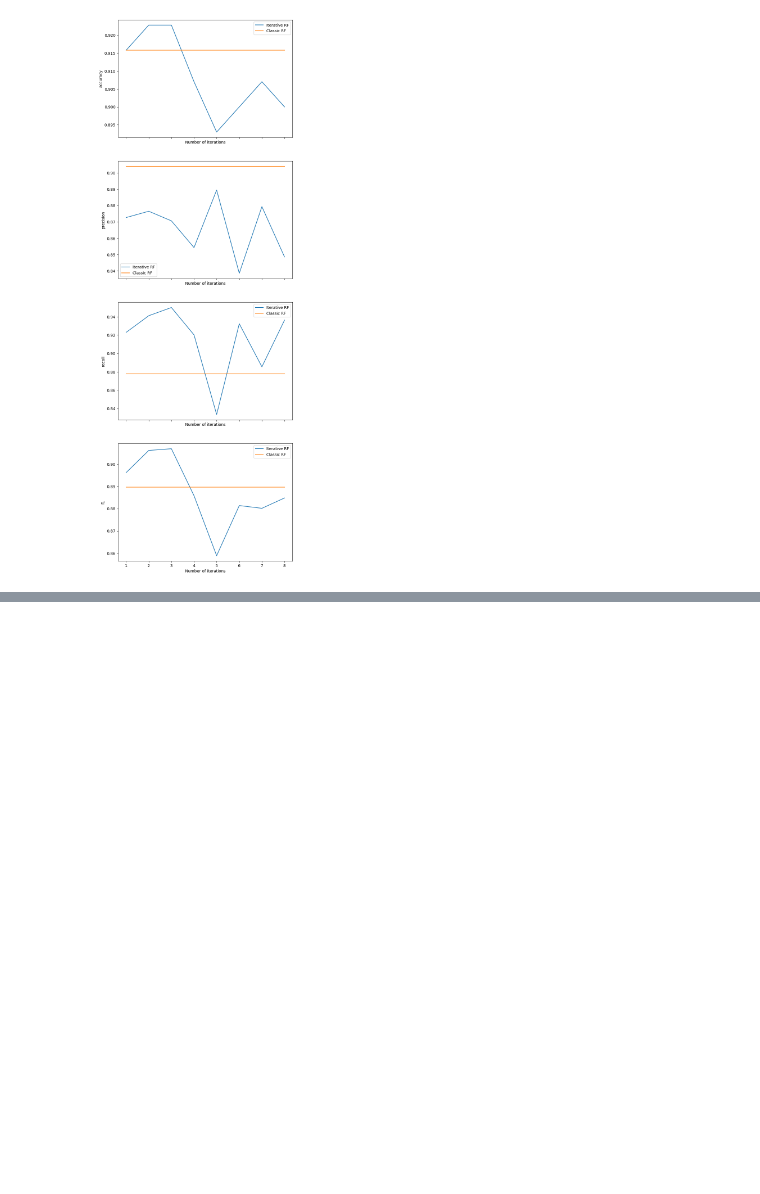
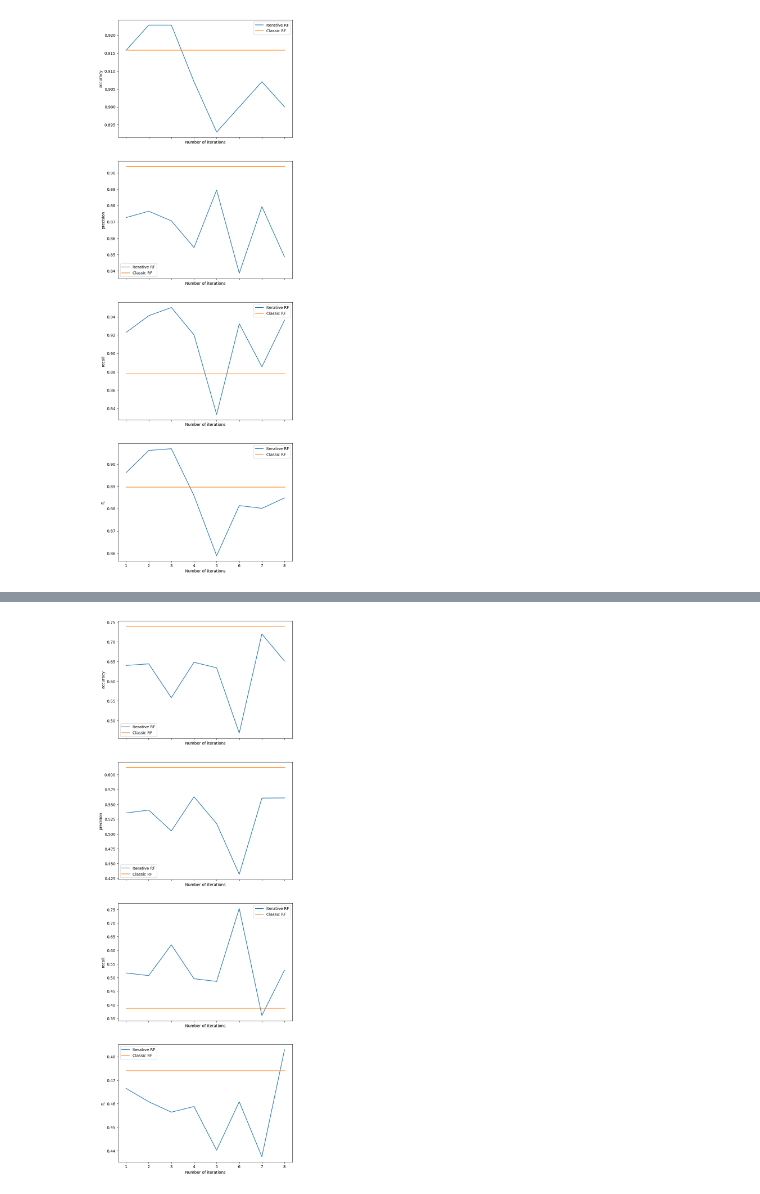
Before and after one commit to wz7475/Ensemble-RF-based-models, a Jupyter notebook: example.ipynb, the cells around one changed output, grey strips where cells are left out. Drawn from its saved outputs; the diff is of its cells as text; code cells hidden in the pictures; blank space fills up the shorter version.

```diff
--- a/example.ipynb
+++ b/example.ipynb
@@ -573,0 +607,13 @@ plt.show()
+# %%
+from sklearn.preprocessing import LabelEncoder, LabelBinarizer
+
+statlog_german_credit_data_df = pd.DataFrame.from_dict(statlog_german_credit_data.data.features)
+statlog_german_credit_data_df['class'] = statlog_german_credit_data.data.targets['class']
+statlog_german_credit_data_df['class'] = statlog_german_credit_data_df['class'].astype(str)
+
+encoded_features = statlog_german_credit_data_df.columns
+label_encoders = {feature: LabelEncoder() for feature in encoded_features}
+for feature, encoder in label_encoders.items():
+    statlog_german_credit_data_df[feature] = encoder.fit_transform(statlog_german_credit_data_df[feature])
+
+statlog_german_credit_data_df
@@ -573,0 +634,34 @@ plt.show()
+# %%
+X = statlog_german_credit_data_df.drop(['class'], axis='columns')
+y = statlog_german_credit_data_df['class']
+# %%
+NUM_ESTIMATORS = 10
+MAX_DEPTH = 15
+iteration_counts = list(range(1, 9))
+measures = ['accuracy', 'precision', 'recall', 'f1']
+res = [evaluate(IterativeRandomForrest(n_estimators=NUM_ESTIMATORS, max_depth=MAX_DEPTH, iter_count=iter_count), X, y, scoring=measures) for iter_count in iteration_counts]
+
+res_ref_single = evaluate(RandomForestClassifier(
+    max_depth=MAX_DEPTH,
+    n_estimators=NUM_ESTIMATORS,
+    n_jobs=8
+), X, y, scoring=measures)
+res_ref = [res_ref_single] * len(iteration_counts)
+
+
+
+
+fig, axes = plt.subplots(4, 1, sharex=True)
+fig.set_size_inches(8, 25)
+for measure, ax in zip(measures, axes):
+    _y_iter = [r[f"test_{measure}"] for r in res]
+    _y_ref = [r[f"test_{measure}"] for r in res_ref]
+    ax.plot(iteration_counts, _y_iter, label="Iterative RF")
+    ax.plot(iteration_counts, _y_ref, label="Classic RF")
+    ax.set_xlabel("Number of iterations")
+    ax.set_ylabel(measure)
+    ax.legend()
+
+plt.show()
+# %% [output]
+[figure, added]
```
Also changed, not shown: parts of 2 cells of this notebook, 1 other file.
